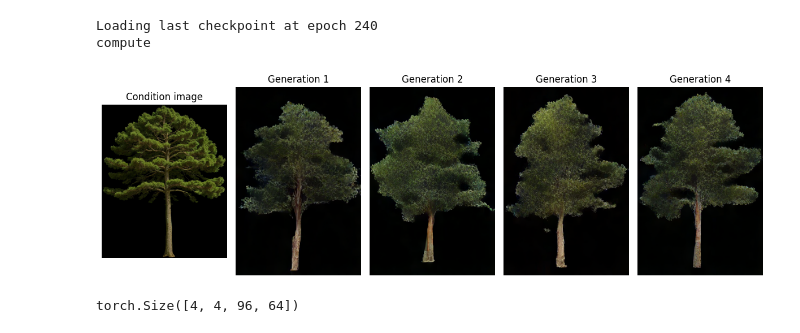
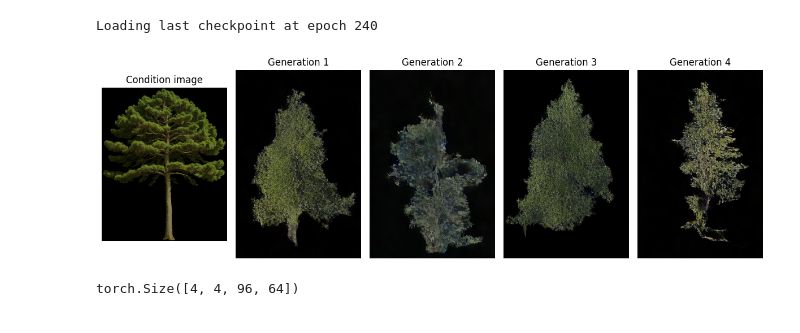
Before and after one commit to Kemsekov/FlowMatching, a Jupyter notebook: sample_latent.ipynb, the cells around one changed output. Saved outputs shown, nothing was run; the diff lists cells and outputs as text; code cells hidden in the pictures.

```diff
--- a/sample_latent.ipynb
+++ b/sample_latent.ipynb
@@ -259,40 +259,39 @@ condition_on = PIL.Image.open('./samples/oak.png')
 model = load_last_checkpoint(model,path).eval()
 images_count=4
 sample_ = sample(
-    guidance=2,
+    guidance=0,
     condition_on=condition_on,
     # condition_on='orange',
     images_count=images_count,
     image_shape=(256+128,256),
     steps=24,
     device='cuda',
     # x0 = PIL.Image.open('./samples/GREEN.png'),
     # x0 = x0,
     # inverse=False
     # churn_scale=0.001,
     # random_state=153
 )
 
 sample_dec = vae.decode(sample_).clamp(0,1).to('cpu')
 
 sq = int(images_count**0.5)
 plt.figure(figsize=(12,8))
 plt.subplot(1,images_count+1,1)
 plt.imshow(condition_on)
 plt.title(f"Condition image")
 plt.axis('off')
 
 for i,v in enumerate(sample_dec):
     plt.subplot(1,images_count+1,i+2)
     plt.imshow(T.ToPILImage()(v))
     plt.title(f"Generation {i+1}")
     plt.axis('off')
 plt.tight_layout()
 plt.show()
 # %% [output]
 Loading last checkpoint at epoch 240
-compute
-[figure, old version]
+[figure, new version]
 # %%
 # x0 = sample_
 # %% [output]
```
Also changed, not shown: 1 other file.
